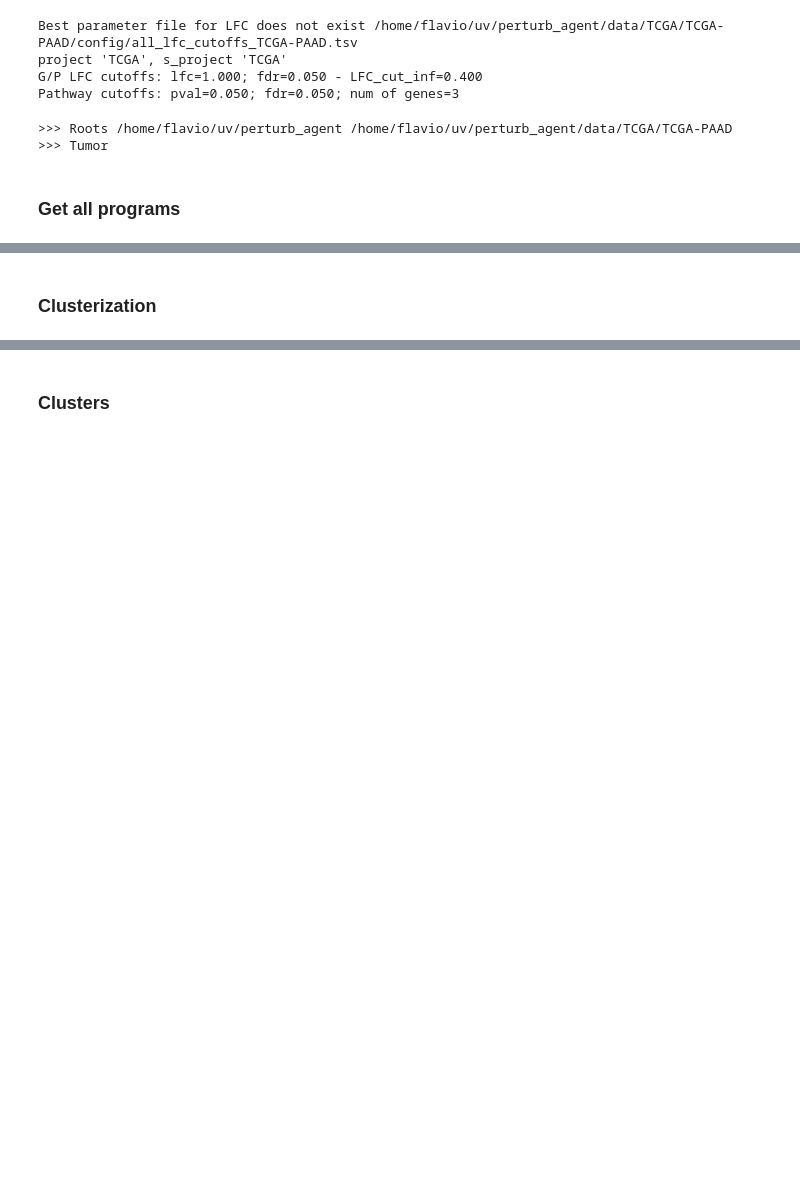
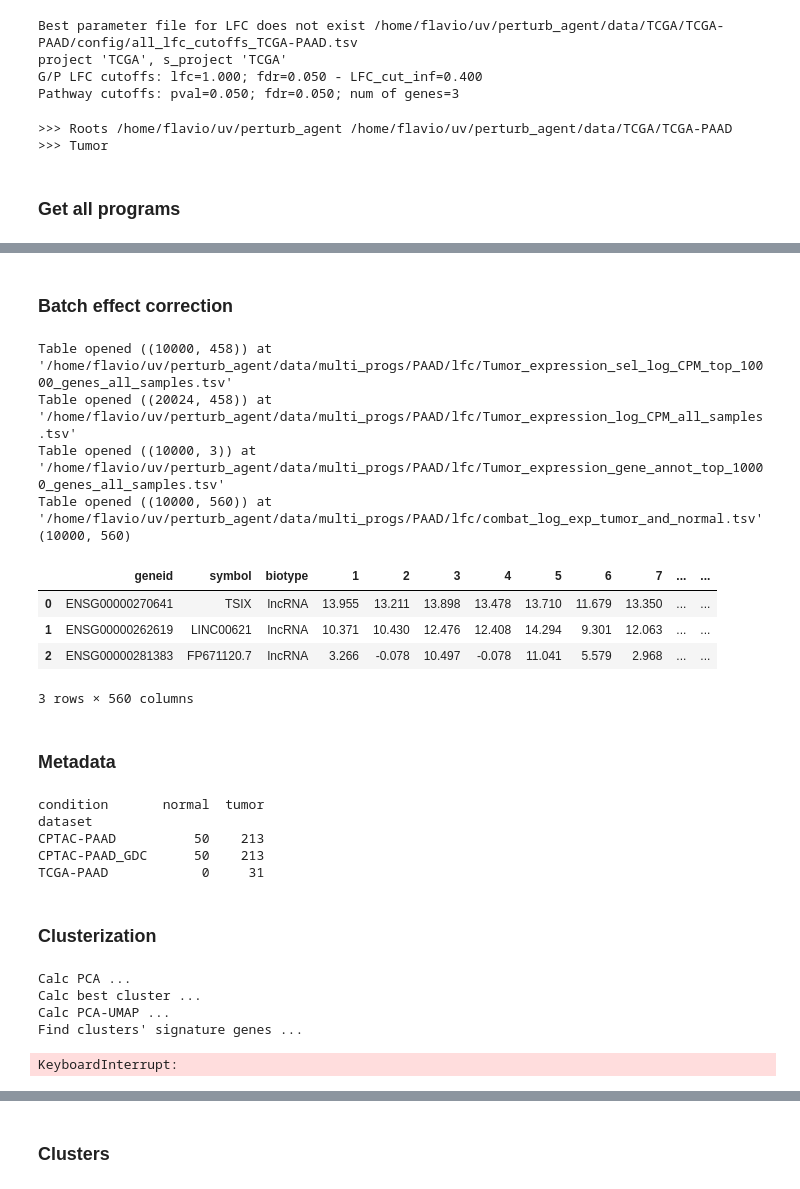
Before and after one commit to flalix/perturb_agent, a Jupyter notebook: notebooks/mtp_TCGA_54_PSI_all_PAADs_Cluster_DEGs.ipynb, the cells around one changed output, grey strips where cells are left out. Saved outputs shown, nothing was run; the diff lists cells and outputs as text; code cells hidden in the pictures; blank space fills up the shorter version.

Commit message:
deploy 0.3.003 combat next cluster4

```diff
--- a/notebooks/mtp_TCGA_54_PSI_all_PAADs_Cluster_DEGs.ipynb
+++ b/notebooks/mtp_TCGA_54_PSI_all_PAADs_Cluster_DEGs.ipynb
@@ -204,34 +204,71 @@ df_ana
+# %% [markdown]
+### Batch effect correction
+# %%
+force=False
+verbose=True
+
+perc_min_samples=0.25; top_n=10_000
+
+df_combat = gdc.calc_cpm_merge_turmor_and_normal_batch_correction(dfn_tumor=dfn_tumor, dfn_normal=dfn_normal,
+                                                                  perc_min_samples=perc_min_samples, top_n=top_n,
+                                                                  force=force, verbose=verbose)
+print(df_combat.shape)
+df_combat.head(3)
+# %% [output]
+Table opened ((10000, 458)) at '/home/flavio/uv/perturb_agent/data/multi_progs/PAAD/lfc/Tumor_expression_sel_log_CPM_top_10000_genes_all_samples.tsv'
+Table opened ((20024, 458)) at '/home/flavio/uv/perturb_agent/data/multi_progs/PAAD/lfc/Tumor_expression_log_CPM_all_samples.tsv'
+Table opened ((10000, 3)) at '/home/flavio/uv/perturb_agent/data/multi_progs/PAAD/lfc/Tumor_expression_gene_annot_top_10000_genes_all_samples.tsv'
+Table opened ((10000, 560)) at '/home/flavio/uv/perturb_agent/data/multi_progs/PAAD/lfc/combat_log_exp_tumor_and_normal.tsv'
+(10000, 560)
+|  | geneid | symbol | biotype | 1 | 2 | 3 | 4 | 5 | 6 | 7 | ... | ... |
+| 0 | ENSG00000270641 | TSIX | lncRNA | 13.955 | 13.211 | 13.898 | 13.478 | 13.710 | 11.679 | 13.350 | ... | ... |
+| 1 | ENSG00000262619 | LINC00621 | lncRNA | 10.371 | 10.430 | 12.476 | 12.408 | 14.294 | 9.301 | 12.063 | ... | ... |
+| 2 | ENSG00000281383 | FP671120.7 | lncRNA | 3.266 | -0.078 | 10.497 | -0.078 | 11.041 | 5.579 | 2.968 | ... | ... |
+3 rows × 560 columns
+# %% [markdown]
+### Metadata
+# %%
+print(pd.crosstab(gdc.df_metadata["dataset"], gdc.df_metadata["condition"]))
+# %% [output]
+condition       normal  tumor
+dataset
+CPTAC-PAAD          50    213
+CPTAC-PAAD_GDC      50    213
+TCGA-PAAD            0     31
 # %% [markdown]
 ### Clusterization
 # %%
-group = 'Tumor'
-
-verbose=False
-force=False
-
 disease_id=DISEASE_ID
 imax_tumor=250
 imax_normal=50
 exclude_prog_list=['CCLE']
 n_components = 10
-min_clusters = 6; max_clusters = 12
 n_umap_neighbors=5; min_umap_dist=0.2; umap_metric="euclidean"
 method_hca="ward"; hca_criterion="maxclust"
 LFC_cutoff=1; FDR_cutoff=0.05
-perc_min_samples=0.25; top_n=10_000
 
-if group == 'Tumor':
-    df = dfn_tumor
-    n_clusters = 10
-else:
-    df = dfn_normal
-    n_clusters = 3
+group = 'Tumor'
+for n_clusters in range(3, 10+1):
+    min_clusters = 2; max_clusters = (n_clusters+2)
 
+    verbose=False
+    force=True
 
-df_cluster, df_sel, df_cpm, df_pca, df_umap = gdc.cluster_expression_data_group(df, group=group, n_clusters=n_clusters,
-                                                n_components=n_components, min_clusters=min_clusters, max_clusters=max_clusters,
-                                                n_umap_neighbors=n_umap_neighbors, min_umap_dist=min_umap_dist, umap_metric=umap_metric,
-                                                method_hca=method_hca, hca_criterion=hca_criterion,
-                                                LFC_cutoff=LFC_cutoff, FDR_cutoff=FDR_cutoff,
-                                                perc_min_samples=perc_min_samples, top_n=top_n,
-                                                force=force, verbose=verbose)
+    print(f"Clusters: {n_clusters}")
+    print("--------------------")
+
+    df_cluster, df_pca, df_umap = gdc.cluster_PCA_HCA_UMAP(df_combat, group=group, n_clusters=n_clusters,
+                                                    n_components=n_components, min_clusters=min_clusters, max_clusters=max_clusters,
+                                                    n_umap_neighbors=n_umap_neighbors, min_umap_dist=min_umap_dist, umap_metric=umap_metric,
+                                                    method_hca=method_hca, hca_criterion=hca_criterion,
+                                                    LFC_cutoff=LFC_cutoff, FDR_cutoff=FDR_cutoff,
+                                                    force=force, verbose=verbose)
+    print("--------------------")
+    print(gdc.df_eval)
+    print("--------------------\n")
+# %% [output]
+Calc PCA ...
+Calc best cluster ...
+Calc PCA-UMAP ...
+Find clusters' signature genes ...
+KeyboardInterrupt:
```
Also changed, not shown: parts of 28 cells of this notebook, 2 other files.
